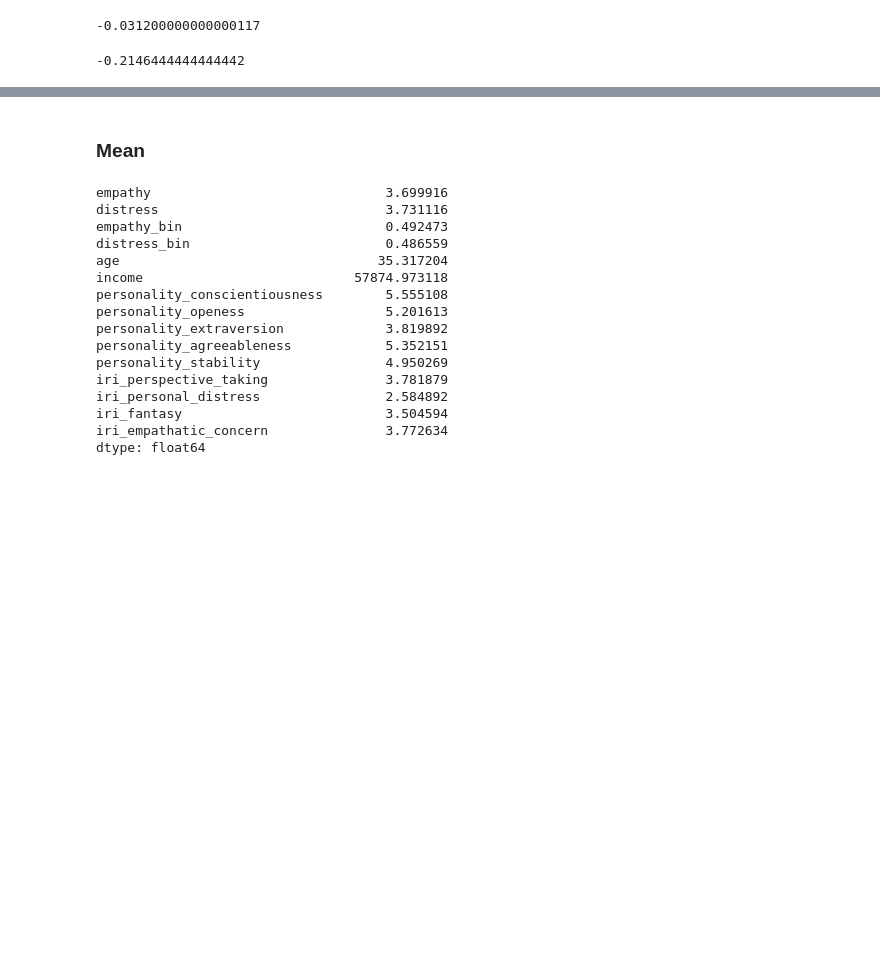
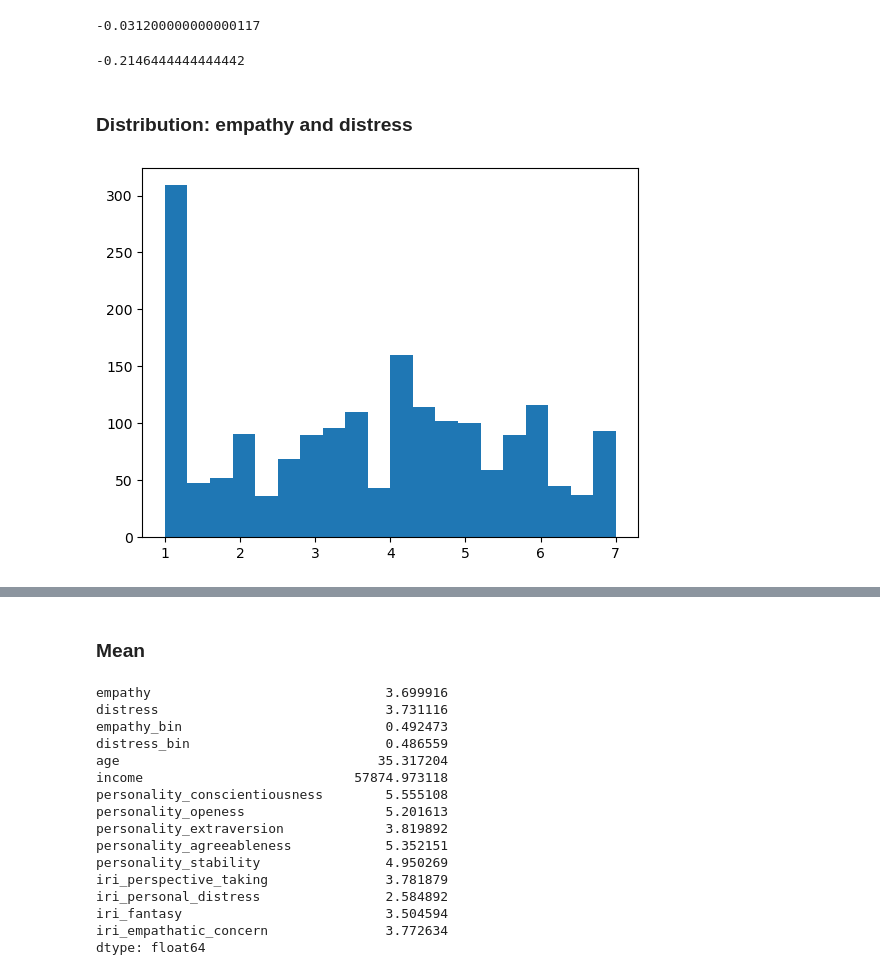
Before and after one commit to myrazma/2022_Masterthesis_Code, a Jupyter notebook: analysis/descriptive_analysis.ipynb, the cells around one changed output, grey strips where cells are left out. Cells and saved outputs as stored; diff of their text form; code cells hidden in the pictures; blank space fills up the shorter version.

```diff
--- a/analysis/descriptive_analysis.ipynb
+++ b/analysis/descriptive_analysis.ipynb
@@ -212,3 +227,10 @@ data_train[['empathy']].mean().item() - data_train[['distress']].mean().item()
 data_dev[['empathy']].mean().item() - data_dev[['distress']].mean().item()
 # %% [output]
 -0.2146444444444442
+# %% [markdown]
+### Distribution: empathy and distress
+# %%
+plt.hist(data_train['empathy'], bins=20)
+plt.show()
+# %% [output]
+[figure, added]
```
Also changed, not shown: parts of 17 cells of this notebook, 5 other files.
